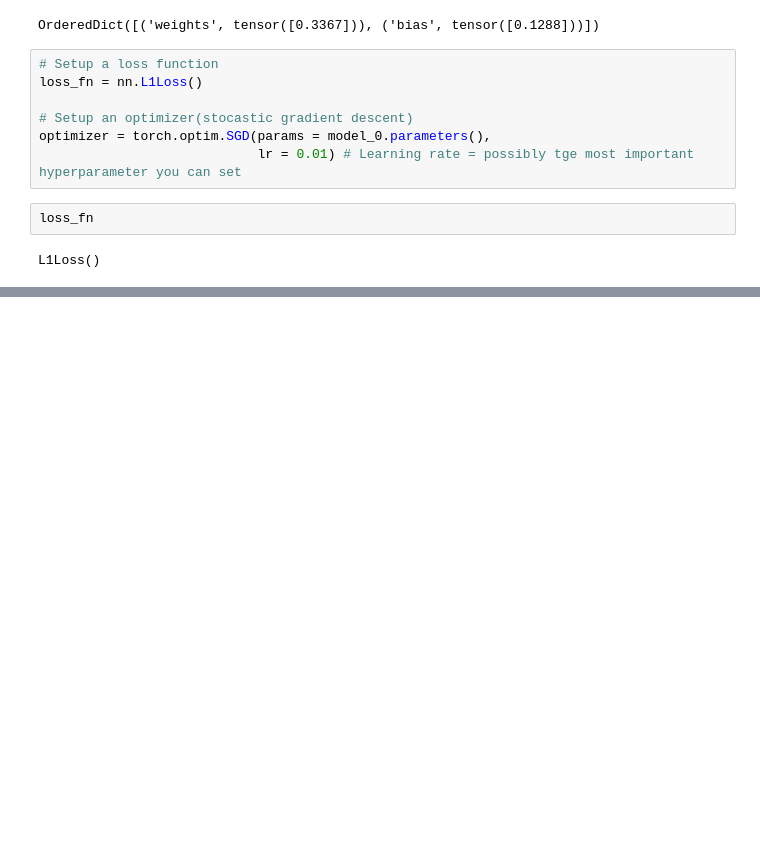
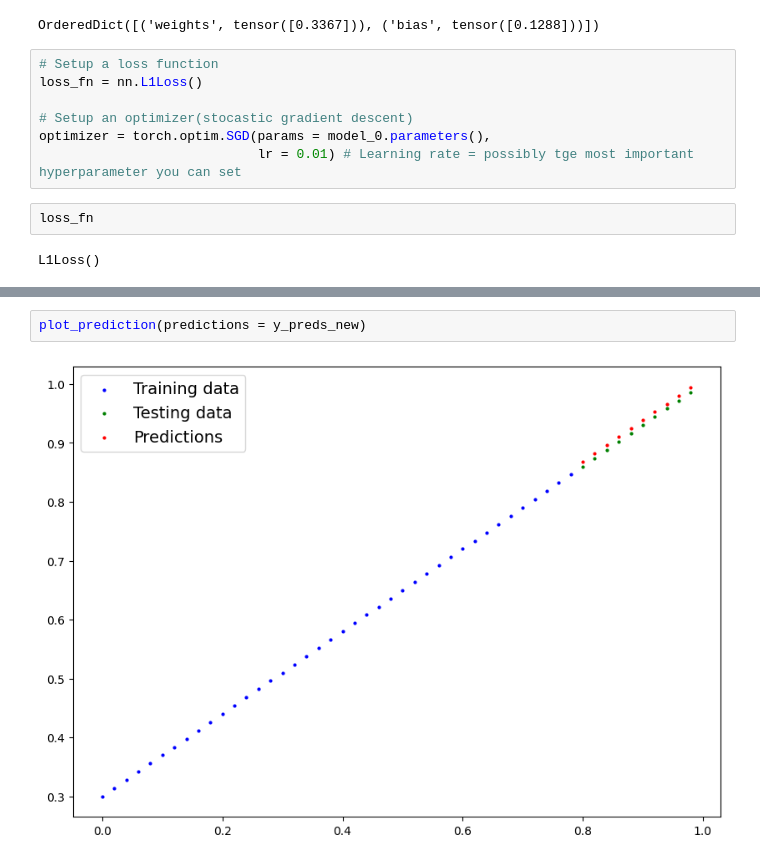
Before and after one commit to Musawer-Afzal/PyTorch-for-DL---Complete-Course, a Jupyter notebook: 01_pytorch_workflow.ipynb, the cells around one changed output, grey strips where cells are left out. Drawn from its saved outputs; the diff is of its cells as text; blank space fills up the shorter version.

```diff
--- a/01_pytorch_workflow.ipynb
+++ b/01_pytorch_workflow.ipynb
@@ -254,0 +364,4 @@ L1Loss()
+# %%
+plot_prediction(predictions = y_preds_new)
+# %% [output]
+[figure, added]
```
Also changed, not shown: parts of 10 cells of this notebook.
